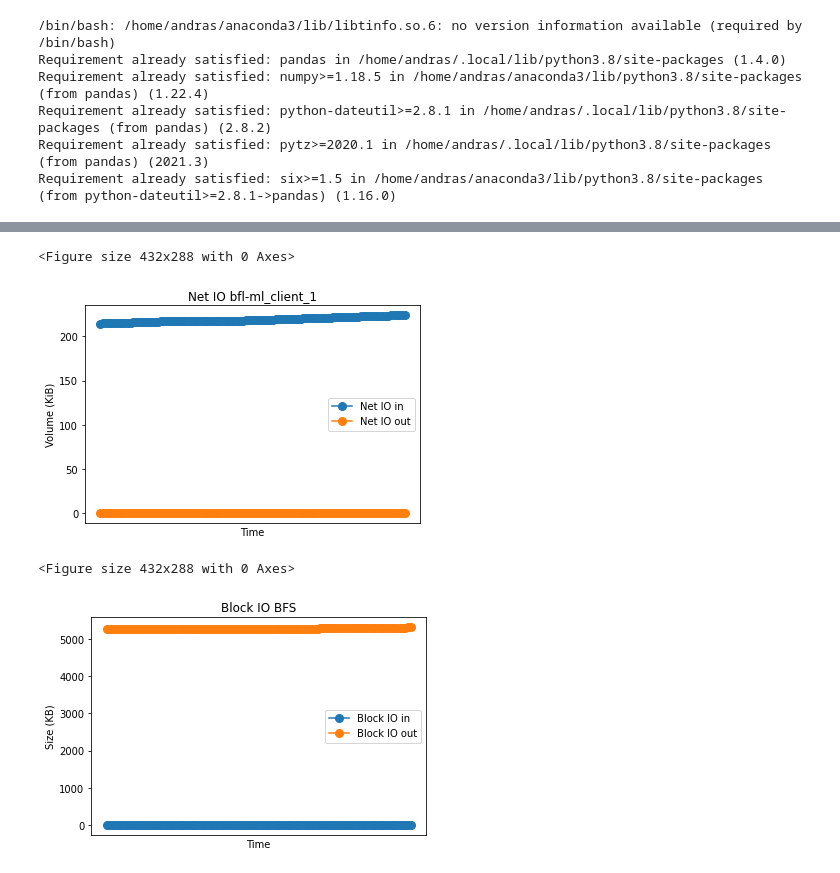
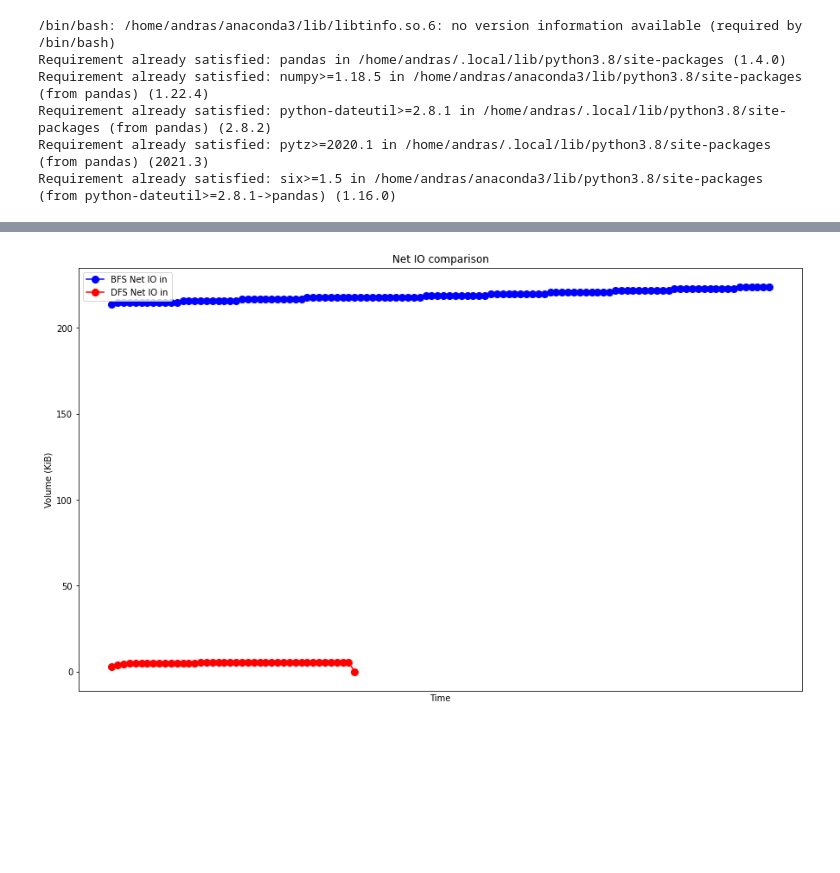
Before and after one commit to andrasfe/iota-research, a Jupyter notebook: reports/systems_profile.ipynb, the cells around one changed output, grey strips where cells are left out. Cells and saved outputs as stored; diff of their text form; code cells hidden in the pictures; blank space fills up the shorter version.

```diff
--- a/reports/systems_profile.ipynb
+++ b/reports/systems_profile.ipynb
@@ -65,3 +63,6 @@ def format_df(df):
     df[['Net_IO_in', 'Net_IO_out']] = pd.DataFrame(df['Net_IO'].tolist(), index=df.index)
     df[['Block_IO_in', 'Block_IO_out']] = pd.DataFrame(df['Block_IO'].tolist(), index=df.index)
     return df
+
+df_1 = format_df(df_1)
+df_2 = format_df(df_2)
@@ -130,37 +136,23 @@ do_mem_perc('BFS', df)
 # %%
-def do_io(name, df):
-    plt.figure()
+def do_io(name1, df_1, name2, df_2):
+    fig, ax = plt.subplots(figsize=(15, 9))
 
+    # Plot series from df_1
+    df_1.plot(y='Net_IO_in', style='o-', marker='o', markersize=8, color='blue', ax=ax)
+    ax.set_ylabel('Volume (KiB)')
+    ax.set_title('Net IO comparison')
+    plt.legend([f'{name1} Net IO in'])
 
-    ax = df.plot( y=['Net_IO_in', 'Net_IO_out'], style='o-', marker='o', markersize=8)
-    ax.set_ylabel('Volume (KiB)')
-    ax.set_title('Net IO {}'.format(name))
+    # Plot series from df_2
+    df_2.plot(y='Net_IO_in', style='o-', marker='o', markersize=8, color='red', ax=ax)
+    plt.legend([f'{name1} Net IO in', f'{name2} Net IO in'])
 
-    plt.legend(['Net IO in', 'Net IO out'])
     plt.xlabel('Time')
     plt.gca().set_xticks([])
 
-    plt.savefig('{}_{}.png'.format(name, inspect.currentframe().f_code.co_name), dpi=300)
+    plt.savefig('{}_{}_do_io_comparison.png'.format(name1, name2), dpi=300)
 
-do_io('BFS', df)
+# Call the function
+do_io('BFS', df_1, 'DFS', df_2)
 # %% [output]
-<Figure size 432x288 with 0 Axes>
-[figure, old version]
+[figure, new version]
-# %%
-def do_block_io(name, df):
-    plt.figure()
-
-    ax = df.plot( y=['Block_IO_in', 'Block_IO_out'], style='o-', marker='o', markersize=8)
-    ax.set_ylabel('Size (KB)')
-    ax.set_title('Block IO {}'.format(name))
-
-    plt.legend(['Block IO in', 'Block IO out'])
-    plt.xlabel('Time')
-    plt.gca().set_xticks([])
-
-    plt.savefig('{}_{}.png'.format(name, inspect.currentframe().f_code.co_name), dpi=300)
-
-do_block_io('BFS', df)
-# %% [output]
-<Figure size 432x288 with 0 Axes>
-[figure, removed]
```
Also changed, not shown: parts of 12 cells of this notebook, 6 other files.
